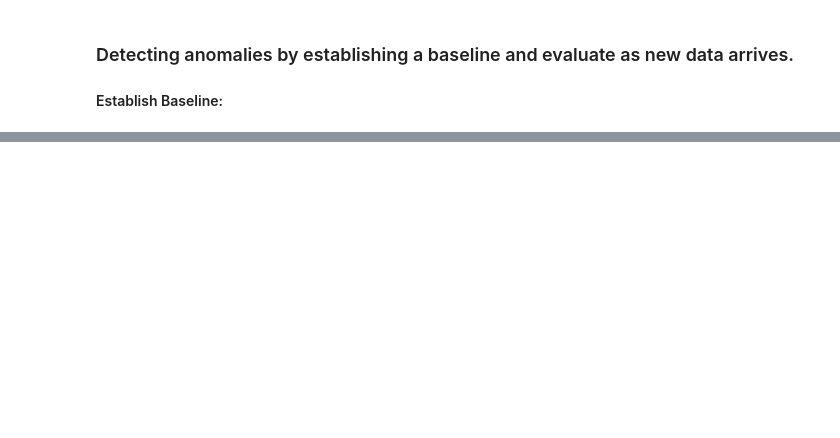
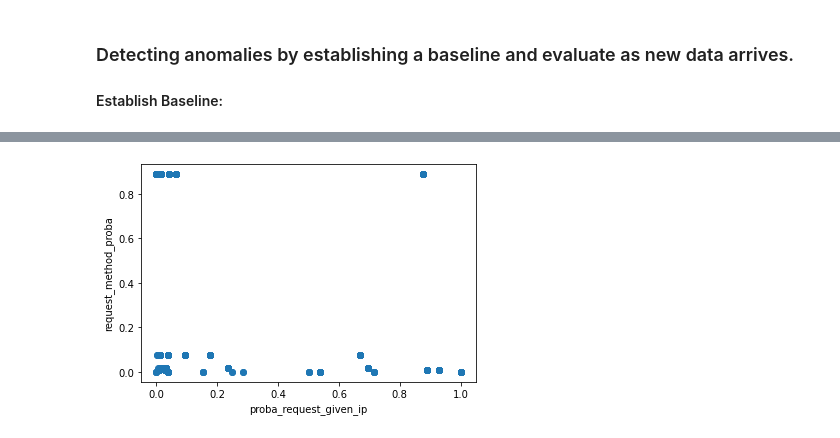
Before and after one commit to RobLMurphy92/anomaly-detection-exercises, a Jupyter notebook: discrete_anomaly_detection.ipynb, the cells around one changed output, grey strips where cells are left out. Drawn from its saved outputs; the diff is of its cells as text; code cells hidden in the pictures; blank space fills up the shorter version.

```diff
--- a/discrete_anomaly_detection.ipynb
+++ b/discrete_anomaly_detection.ipynb
@@ -284,0 +469,8 @@ plot_unique(status_df, status_df.status, status_df.status_count)
+# %%
+# calculate count for each combination of ip and request_method
+# we can easy add a count of how many times ip and request happens.
+request_ip_count = pd.DataFrame(train.groupby(['ip', 'request_method'])['status'].\
+                              count().reset_index().\
+                              rename(columns={'status': 'ip_request_count'}))
+
+request_ip_count
@@ -284,0 +491,8 @@ plot_unique(status_df, status_df.status, status_df.status_count)
+# %%
+# calculate count for each combination of ip and request_method
+# we can easy add a count of how many times ip and request happens.
+request_status_count = pd.DataFrame(train.groupby(['status', 'request_method'])['ip'].\
+                              count().reset_index().\
+                              rename(columns={'ip': 'status_request_count'}))
+
+request_status_count
@@ -284,0 +517,7 @@ plot_unique(status_df, status_df.status, status_df.status_count)
+# %%
+request_ip = request_given_ip.merge(request_ip_count)
+request_status = request_given_status.merge(request_status_count)
+# %%
+df = df.reset_index().merge(request_ip, on=['ip', 'request_method'], how='left').fillna(value=0).set_index('timestamp')
+df = df.reset_index().merge(request_status, on=['status', 'request_method'], how='left').fillna(value=0).set_index('timestamp')
+df.head(3)
@@ -284,0 +530,8 @@ plot_unique(status_df, status_df.status, status_df.status_count)
+# %%
+# plot the probabilities
+
+plt.scatter(df.proba_request_given_ip,df.request_method_proba)
+plt.xlabel('proba_request_given_ip')
+plt.ylabel('request_method_proba');
+# %% [output]
+[figure, added]
```
Also changed, not shown: parts of 29 cells of this notebook.
